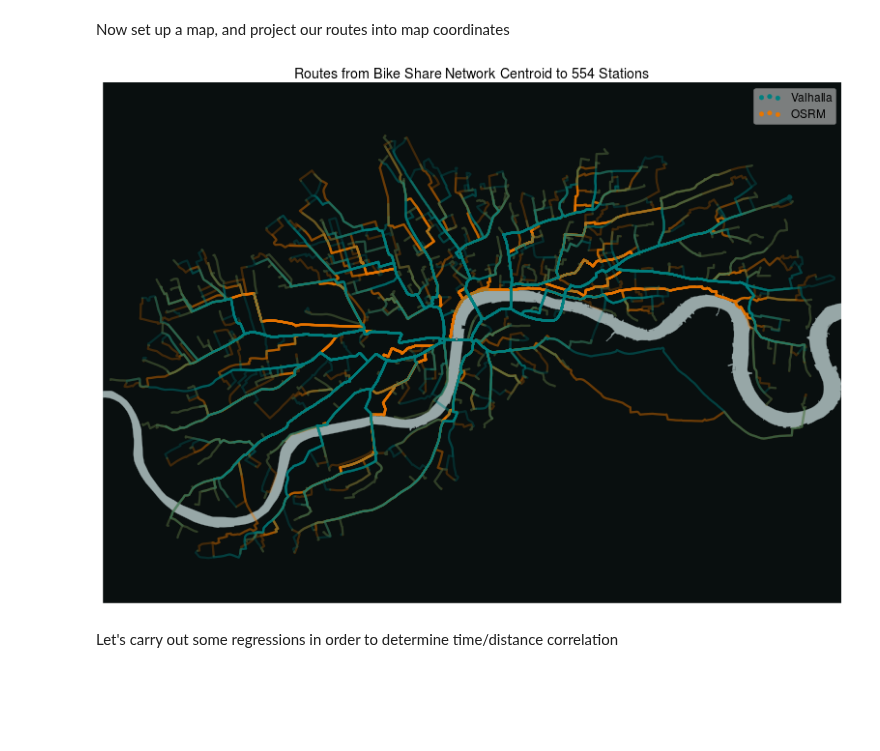
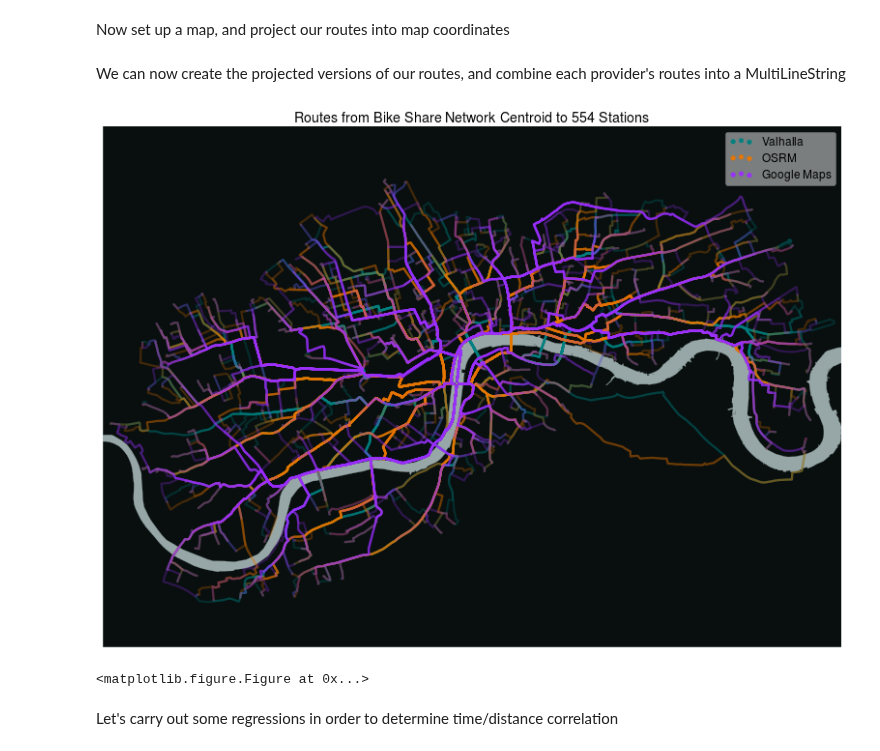
Before and after one commit to urschrei/router_comparison, a Jupyter notebook: OSRM_vs_Valhalla.ipynb, the cells around one changed output. Cells and saved outputs as stored; diff of their text form; code cells hidden in the pictures; blank space fills up the shorter version.

Commit message:
Consolidate workbook
Remove CSV imports and joins, and build loops for calculation
Add Thames shapefile to root

```diff
--- a/OSRM_vs_Valhalla.ipynb
+++ b/OSRM_vs_Valhalla.ipynb
@@ -71,3 +67,5 @@ print(valhalla_station_data.columns, len(valhalla_station_data))
+# %%
+routes = pd.read_csv("complete.csv", index_col=0)
 # %% [markdown]
 ####Journey origin is:
 
@@ -125,3 +89,11 @@ kmeans_centroids_gmaps = kmeans_gmaps.cluster_centers_
+# %%
+centroids = {}
+for provider in ['osrm', 'valhalla', 'gmaps']:
+
+    km = KMeans(init='k-means++', n_clusters=7, n_init=10)
+    km.fit(routes[['centroid_distance', 'travel_time_%s' % provider]])
+    routes['kmeans_bin_%s' % provider] = km.labels_
+    centroids[provider] = km.cluster_centers_
 # %%
 # set up plots
 # numrows, numcolumns, plot number (specify in row, column order)
@@ -344,7 +255,15 @@ merged['gmaps_decoded'] = merged.apply(lambda f: decode_polyline(f['gmaps_route'
+# %%
+for provider in ['osrm', 'valhalla', 'gmaps']:
+    if provider == 'gmaps':
+        routes['%s_decoded' % provider] = routes.apply(
+            lambda f: decode_polyline(f['%s_route' % provider], gmaps=True), axis=1)
+    else:
+        routes['%s_decoded' % provider] = routes.apply(
+            lambda f: decode_polyline(f['%s_route' % provider]), axis=1)
 # %% [markdown]
 Now set up a map, and project our routes into map coordinates
 # %%
-bds = MultiLineString(list(merged['valhalla_decoded'])).bounds
+bds = MultiLineString(list(routes['valhalla_decoded'])).bounds
 extra = 0.01
 ll = (bds[0], bds[1])
 ur = (bds[2], bds[3])
@@ -362,4 +281,6 @@ m = Basemap(
     urcrnrlat=coords[3] + extra + 0.01 * h,
     resolution='i',
     suppress_ticks=True)
+# %% [markdown]
+We can now create the projected versions of our routes, and combine each provider's routes into a MultiLineString
 # %%
@@ -394,20 +311,20 @@ m.drawmeridians(
     labels=[False, False, False, True], ax=ax)
 
 pc_valhalla = PatchCollection([PolygonPatch(
-    line.buffer(25)) for line in combined_valhalla],
+    line.buffer(25)) for line in combined_routes['valhalla']],
     match_original=False, alpha=.25, color="#008080", lw=.01, zorder=4)
 pc_valhalla.set_label("valhalla")
 
 pc_osrm = PatchCollection([PolygonPatch(
-    line.buffer(25)) for line in combined_osrm],
+    line.buffer(25)) for line in combined_routes['osrm']],
     match_original=False, alpha=.25, color="#E87600", lw=.01, zorder=4)
 pc_osrm.set_label("osrm")
 
 
-# pc_gmaps = PatchCollection([PolygonPatch(
-#     line.buffer(25)) for line in combined_gmaps],
-#     match_original=False, alpha=.25, color="#9B30FF", lw=.01, zorder=4)
-# pc_gmaps.set_label("gmaps")
+pc_gmaps = PatchCollection([PolygonPatch(
+    line.buffer(25)) for line in combined_routes['gmaps']],
+    match_original=False, alpha=.25, color="#9B30FF", lw=.01, zorder=4)
+pc_gmaps.set_label("gmaps")
 
 # ax.add_collection(pc_valhalla)
 # ax.add_collection(pc_osrm)
@@ -415,7 +332,7 @@ pc_osrm.set_label("osrm")
 
 # cascade Thames polygons together, and plot
 thames = m.readshapefile(
-    '../xmltocsv/data/thames_wgs84',
+    'thames_wgs84',
     'thames',
     color='none',
     zorder=4)
@@ -438,12 +355,11 @@ lo = m.scatter([], [], color="#E87600")
 lg = m.scatter([], [], color="#9B30FF")
 
 labels = ["Valhalla", "OSRM", "Google Maps"]
-leg = plt.legend([lt, lo], labels)
+leg = plt.legend([lt, lo, lg], labels)
 leg.get_frame().set_alpha(0.5)
 
-plt.title("Routes from Bike Share Network Centroid to %s Stations" % len(merged))
+plt.title("Routes from Bike Share Network Centroid to %s Stations" % len(routes))
 plt.tight_layout()
-# fig.set_size_inches(7.28, 5.25)
 plt.savefig('routes.png', dpi=300, bbox_inches='tight', alpha=True, transparent=True)
 
 # convenience functions for adding and removing PatchCollections
@@ -454,36 +370,37 @@ def remove_patches(ax, label):
             ax.collections.pop(idx)
 
 def display_valhalla(Valhalla):
     """ Display or remove Valhalla layer according to boolean input """
     if Valhalla:
         ax.add_collection(pc_valhalla)
     else:
         remove_patches(ax, "valhalla")
     display(fig)
 
 def display_osrm(OSRM):
     """ Display or remove OSRM layer according to boolean input """
     if OSRM:
         ax.add_collection(pc_osrm)
     else:
         remove_patches(ax, "osrm")
     display(fig)
 
-def display_gmaps(gmaps):
+def display_gmaps(GMaps):
     """ Display or remove GMaps layer according to boolean input """
     if gmaps:
         ax.add_collection(pc_gmaps)
     else:
         remove_patches(ax, "gmaps")
     display(fig)
 
 plt.close(fig)
 interact(display_valhalla, Valhalla=True)
 interact(display_osrm, OSRM=True)
-# interact(display_gmaps, gmaps=True)
+interact(display_gmaps, GMaps=True)
 plt.show()
 # %% [output]
-[figure, old version]
+[figure, new version]
+<matplotlib.figure.Figure at 0x...>
 # %% [markdown]
 Let's carry out some regressions in order to determine time/distance correlation
 # %%
```
Also changed, not shown: parts of 25 cells of this notebook, 10 other files.
